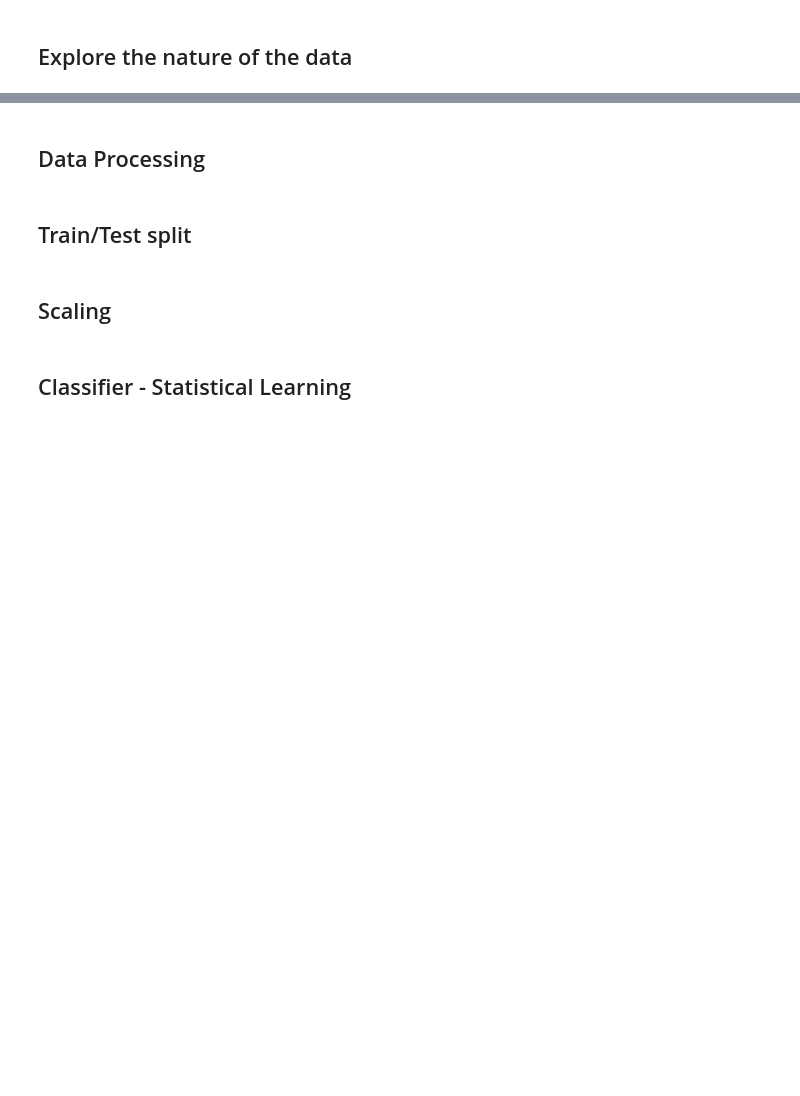
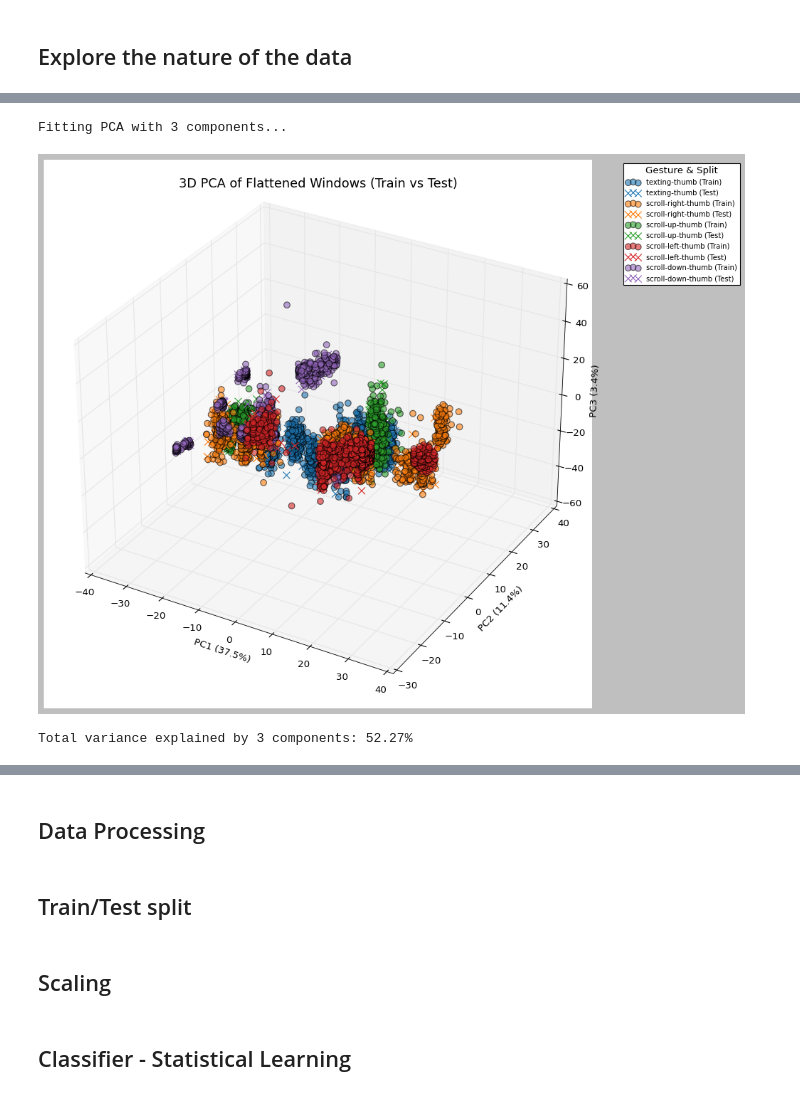
Before and after one commit to Andreaskaram/AIoT-Hand-Gesture-Recognition, a Jupyter notebook: aiot_project_time_series.ipynb, the cells around one changed output, grey strips where cells are left out. Saved outputs shown, nothing was run; the diff lists cells and outputs as text; code cells hidden in the pictures; blank space fills up the shorter version.

```diff
--- a/aiot_project_time_series.ipynb
+++ b/aiot_project_time_series.ipynb
@@ -569,0 +776,68 @@ print(f"Unique encoded classes: {unique_classes}")
+# %%
+from sklearn.decomposition import PCA
+import pandas as pd
+import matplotlib.pyplot as plt
+
+print("Fitting PCA with 3 components...")
+
+# --- 1. Fit PCA and Reduce to 3 Components ---
+pca_3d = PCA(n_components=3)
+
+# Fit on training data, transform both
+X_train_pca_3d = pca_3d.fit_transform(X_train_scaled)
+X_test_pca_3d = pca_3d.transform(X_test_scaled)
+
+# --- 2. Create DataFrames for Visualization ---
+df_train_3d = pd.DataFrame(data=X_train_pca_3d, columns=['PC1', 'PC2', 'PC3'])
+df_train_3d['Gesture'] = y_train
+df_train_3d['Dataset'] = 'Train'
+
+df_test_3d = pd.DataFrame(data=X_test_pca_3d, columns=['PC1', 'PC2', 'PC3'])
+df_test_3d['Gesture'] = y_test
+df_test_3d['Dataset'] = 'Test'
+
+# Combine into one DataFrame
+pca_df_3d = pd.concat([df_train_3d, df_test_3d], ignore_index=True)
+
+# --- 3. Plotting in 3D ---
+fig = plt.figure(figsize=(14, 10))
+ax = fig.add_subplot(111, projection='3d')
+
+# Define a color map so each gesture gets a distinct color
+unique_gestures = pca_df_3d['Gesture'].unique()
+colors = plt.cm.tab10.colors[:len(unique_gestures)]
+color_map = dict(zip(unique_gestures, colors))
+
+# Loop through the data to plot Train (circles) and Test (crosses)
+for gesture in unique_gestures:
+    # Plot Train data
+    train_subset = pca_df_3d[(pca_df_3d['Gesture'] == gesture) & (pca_df_3d['Dataset'] == 'Train')]
+    ax.scatter(train_subset['PC1'], train_subset['PC2'], train_subset['PC3'],
+               c=[color_map[gesture]], marker='o', s=60, alpha=0.6, label=f"{gesture} (Train)")
+
+    # Plot Test data
+    test_subset = pca_df_3d[(pca_df_3d['Gesture'] == gesture) & (pca_df_3d['Dataset'] == 'Test')]
+    ax.scatter(test_subset['PC1'], test_subset['PC2'], test_subset['PC3'],
+               c=[color_map[gesture]], marker='x', s=80, alpha=1.0, label=f"{gesture} (Test)")
+
+# --- 4. Add Labels and Titles ---
+var_1, var_2, var_3 = pca_3d.explained_variance_ratio_ * 100
+
+ax.set_title('3D PCA of Flattened Windows (Train vs Test)', fontsize=16, pad=20)
+ax.set_xlabel(f'PC1 ({var_1:.1f}%)', fontsize=12)
+ax.set_ylabel(f'PC2 ({var_2:.1f}%)', fontsize=12)
+ax.set_zlabel(f'PC3 ({var_3:.1f}%)', fontsize=12)
+
+# Move the legend outside the plot
+ax.legend(bbox_to_anchor=(1.05, 1), loc='upper left', title="Gesture & Split", fontsize=9)
+
+plt.tight_layout()
+plt.show()
+
+# Print the total variance captured by 3 components
+total_variance = var_1 + var_2 + var_3
+print(f"Total variance explained by 3 components: {total_variance:.2f}%")
+# %% [output]
+Fitting PCA with 3 components...
+[figure, added]
+Total variance explained by 3 components: 52.27%
```
Also changed, not shown: parts of 34 cells of this notebook.
